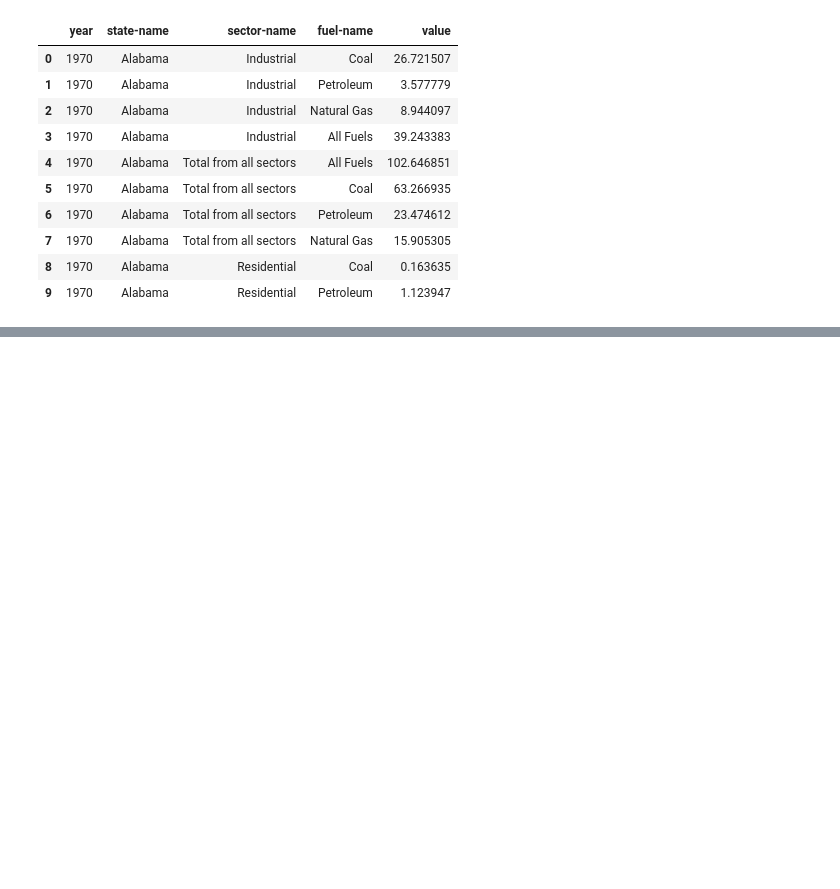
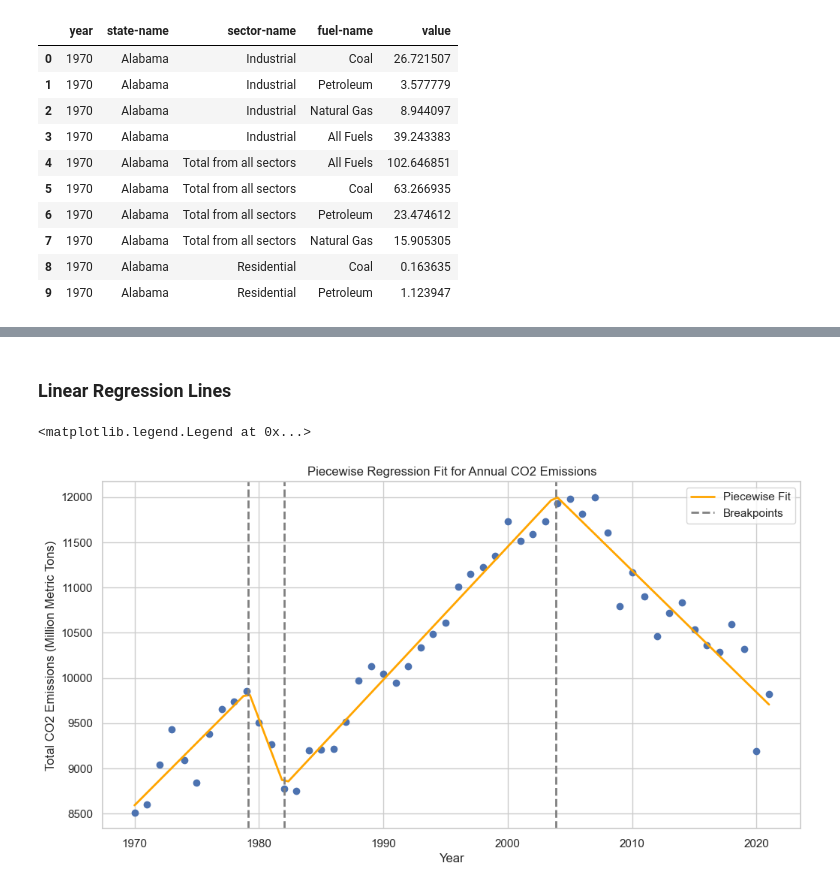
Before and after one commit to cowan05/CMSC320-Semester-Project, a Jupyter notebook: checkpoint2.ipynb, the cells around one changed output, grey strips where cells are left out. Drawn from its saved outputs; the diff is of its cells as text; code cells hidden in the pictures; blank space fills up the shorter version.

Commit message:
emmissions by year

```diff
--- a/checkpoint2.ipynb
+++ b/checkpoint2.ipynb
@@ -29,0 +32,18 @@ df.head(10)
+# %%
+import matplotlib.pyplot as plt
+import piecewise_regression # for piecewise regression model
+
+
+# get rid of total and all fuels rows since using them would kind of feel like cheating (and they would skew the data for my approach); I'll verify that they match results later.
+filtered_df = df[(df["sector-name"] != "Total from all sectors") & (df["fuel-name"] != "All Fuels")].copy()
+
+
+annual_emissions = (filtered_df.groupby("year")["value"].sum().reset_index().rename(columns={"value": "total_co2"}))
+
+print("\nAnnual Emissions:")
+print(annual_emissions.info()) # 52 years of data
+#print(annual_emissions.head(10))
+
+print("\nFiltered DataFrame:")
+#print(filtered_df.info()) # no nulls
+print(filtered_df.head(10))
@@ -29,0 +68,30 @@ df.head(10)
+# %% [markdown]
+### Linear Regression Lines
+# %%
+
+plt.figure(figsize=(12, 6))
+
+# piecewise regression model with three breakpoints
+pw_fit_3 = piecewise_regression.Fit(annual_emissions["year"].values, annual_emissions["total_co2"].values, n_breakpoints=3)
+
+# one breakpoint, not a good fit, also kind of lies about the data before 1982
+#pw_fit = piecewise_regression.Fit(annual_emissions["year"].values, annual_emissions["total_co2"].values, n_breakpoints=1)
+#pw_fit.plot()
+
+pw_fit_3.plot_data()
+pw_fit_3.plot_fit(color='orange', linewidth=2, label='Piecewise Fit')
+pw_fit_3.plot_breakpoints(color='grey', linestyle='--', linewidth=2, label='Breakpoints')
+
+# gloriousness
+plt.title('Piecewise Regression Fit for Annual CO2 Emissions')
+plt.xlabel('Year')
+plt.ylabel('Total CO2 Emissions (Million Metric Tons)')
+#plt.legend()
+
+# legend had duplicates for breakpoint lines
+handles, labels = plt.gca().get_legend_handles_labels()
+by_label = dict(zip(labels, handles)) # dict to force uniqueness
+plt.legend(by_label.values(), by_label.keys())
+# %% [output]
+<matplotlib.legend.Legend at 0x...>
+[figure, added]
```
Also changed, not shown: parts of 3 cells of this notebook.
